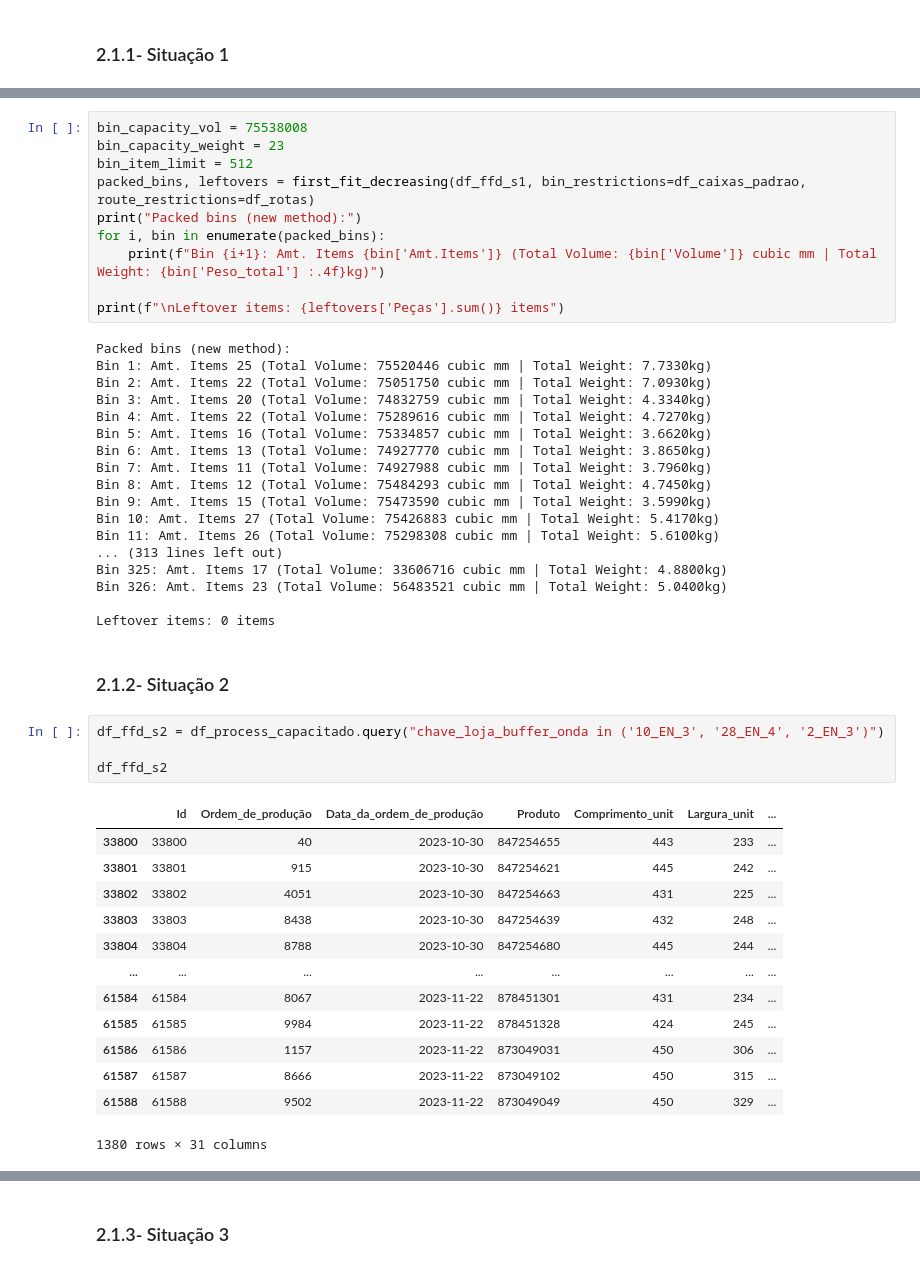
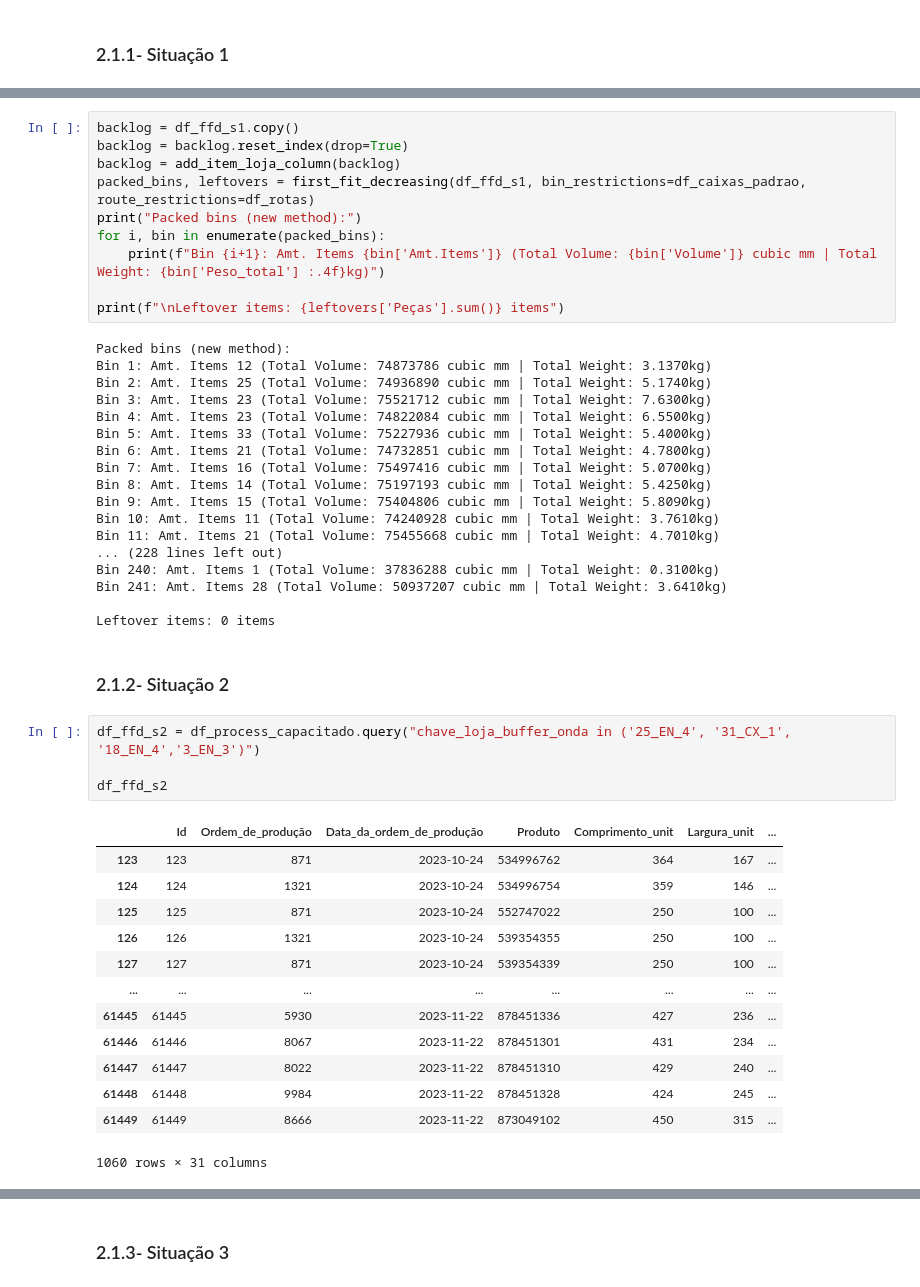
Before and after one commit to CandaPin/Resolucao_Problemas, a Jupyter notebook: 02-Notebook/Modelo_exato/06-cqavp-AMPL-Bin_packing_comparacao.ipynb, the cells around one changed output, grey strips where cells are left out. Cells and saved outputs as stored; diff of their text form.

```diff
--- a/02-Notebook/Modelo_exato/06-cqavp-AMPL-Bin_packing_comparacao.ipynb
+++ b/02-Notebook/Modelo_exato/06-cqavp-AMPL-Bin_packing_comparacao.ipynb
@@ -552,7 +586,7 @@ df_ffd_s1['Volume_total'].sum()
 # %%
-bin_capacity_vol = 75538008
-bin_capacity_weight = 23
-bin_item_limit = 512
+backlog = df_ffd_s1.copy()
+backlog = backlog.reset_index(drop=True)
+backlog = add_item_loja_column(backlog)
 packed_bins, leftovers = first_fit_decreasing(df_ffd_s1, bin_restrictions=df_caixas_padrao, route_restrictions=df_rotas)
 print("Packed bins (new method):")
 for i, bin in enumerate(packed_bins):
@@ -561,42 +595,42 @@ for i, bin in enumerate(packed_bins):
 print(f"\nLeftover items: {leftovers['Peças'].sum()} items")
 # %% [output]
 Packed bins (new method):
-Bin 1: Amt. Items 25 (Total Volume: 75520446 cubic mm | Total Weight: 7.7330kg)
-Bin 2: Amt. Items 22 (Total Volume: 75051750 cubic mm | Total Weight: 7.0930kg)
-Bin 3: Amt. Items 20 (Total Volume: 74832759 cubic mm | Total Weight: 4.3340kg)
-Bin 4: Amt. Items 22 (Total Volume: 75289616 cubic mm | Total Weight: 4.7270kg)
-Bin 5: Amt. Items 16 (Total Volume: 75334857 cubic mm | Total Weight: 3.6620kg)
-Bin 6: Amt. Items 13 (Total Volume: 74927770 cubic mm | Total Weight: 3.8650kg)
-Bin 7: Amt. Items 11 (Total Volume: 74927988 cubic mm | Total Weight: 3.7960kg)
-Bin 8: Amt. Items 12 (Total Volume: 75484293 cubic mm | Total Weight: 4.7450kg)
-Bin 9: Amt. Items 15 (Total Volume: 75473590 cubic mm | Total Weight: 3.5990kg)
-Bin 10: Amt. Items 27 (Total Volume: 75426883 cubic mm | Total Weight: 5.4170kg)
-Bin 11: Amt. Items 26 (Total Volume: 75298308 cubic mm | Total Weight: 5.6100kg)
-... (313 lines left out)
-Bin 325: Amt. Items 17 (Total Volume: 33606716 cubic mm | Total Weight: 4.8800kg)
-Bin 326: Amt. Items 23 (Total Volume: 56483521 cubic mm | Total Weight: 5.0400kg)
+Bin 1: Amt. Items 12 (Total Volume: 74873786 cubic mm | Total Weight: 3.1370kg)
+Bin 2: Amt. Items 25 (Total Volume: 74936890 cubic mm | Total Weight: 5.1740kg)
+Bin 3: Amt. Items 23 (Total Volume: 75521712 cubic mm | Total Weight: 7.6300kg)
+Bin 4: Amt. Items 23 (Total Volume: 74822084 cubic mm | Total Weight: 6.5500kg)
+Bin 5: Amt. Items 33 (Total Volume: 75227936 cubic mm | Total Weight: 5.4000kg)
+Bin 6: Amt. Items 21 (Total Volume: 74732851 cubic mm | Total Weight: 4.7800kg)
+Bin 7: Amt. Items 16 (Total Volume: 75497416 cubic mm | Total Weight: 5.0700kg)
+Bin 8: Amt. Items 14 (Total Volume: 75197193 cubic mm | Total Weight: 5.4250kg)
+Bin 9: Amt. Items 15 (Total Volume: 75404806 cubic mm | Total Weight: 5.8090kg)
+Bin 10: Amt. Items 11 (Total Volume: 74240928 cubic mm | Total Weight: 3.7610kg)
+Bin 11: Amt. Items 21 (Total Volume: 75455668 cubic mm | Total Weight: 4.7010kg)
+... (228 lines left out)
+Bin 240: Amt. Items 1 (Total Volume: 37836288 cubic mm | Total Weight: 0.3100kg)
+Bin 241: Amt. Items 28 (Total Volume: 50937207 cubic mm | Total Weight: 3.6410kg)
 
 Leftover items: 0 items
 # %% [markdown]
 ### 2.1.2- Situação 2
 # %%
-df_ffd_s2 = df_process_capacitado.query("chave_loja_buffer_onda in ('10_EN_3', '28_EN_4', '2_EN_3')")
+df_ffd_s2 = df_process_capacitado.query("chave_loja_buffer_onda in ('25_EN_4', '31_CX_1', '18_EN_4','3_EN_3')")
 
 df_ffd_s2
 # %% [output]
 |  | Id | Ordem_de_produção | Data_da_ordem_de_produção | Produto | Comprimento_unit | Largura_unit | ... |
-| 33800 | 33800 | 40 | 2023-10-30 | 847254655 | 443 | 233 | ... |
-| 33801 | 33801 | 915 | 2023-10-30 | 847254621 | 445 | 242 | ... |
-| 33802 | 33802 | 4051 | 2023-10-30 | 847254663 | 431 | 225 | ... |
-| 33803 | 33803 | 8438 | 2023-10-30 | 847254639 | 432 | 248 | ... |
-| 33804 | 33804 | 8788 | 2023-10-30 | 847254680 | 445 | 244 | ... |
+| 123 | 123 | 871 | 2023-10-24 | 534996762 | 364 | 167 | ... |
+| 124 | 124 | 1321 | 2023-10-24 | 534996754 | 359 | 146 | ... |
+| 125 | 125 | 871 | 2023-10-24 | 552747022 | 250 | 100 | ... |
+| 126 | 126 | 1321 | 2023-10-24 | 539354355 | 250 | 100 | ... |
+| 127 | 127 | 871 | 2023-10-24 | 539354339 | 250 | 100 | ... |
 | ... | ... | ... | ... | ... | ... | ... | ... |
-| 61584 | 61584 | 8067 | 2023-11-22 | 878451301 | 431 | 234 | ... |
-| 61585 | 61585 | 9984 | 2023-11-22 | 878451328 | 424 | 245 | ... |
-| 61586 | 61586 | 1157 | 2023-11-22 | 873049031 | 450 | 306 | ... |
-| 61587 | 61587 | 8666 | 2023-11-22 | 873049102 | 450 | 315 | ... |
-| 61588 | 61588 | 9502 | 2023-11-22 | 873049049 | 450 | 329 | ... |
+| 61445 | 61445 | 5930 | 2023-11-22 | 878451336 | 427 | 236 | ... |
+| 61446 | 61446 | 8067 | 2023-11-22 | 878451301 | 431 | 234 | ... |
+| 61447 | 61447 | 8022 | 2023-11-22 | 878451310 | 429 | 240 | ... |
+| 61448 | 61448 | 9984 | 2023-11-22 | 878451328 | 424 | 245 | ... |
+| 61449 | 61449 | 8666 | 2023-11-22 | 873049102 | 450 | 315 | ... |
-1380 rows × 31 columns
+1060 rows × 31 columns
 # %%
 df_ffd_s2['Peças'].sum()
 # %% [output]
```
Also changed, not shown: parts of 94 cells of this notebook, 2 other files.
